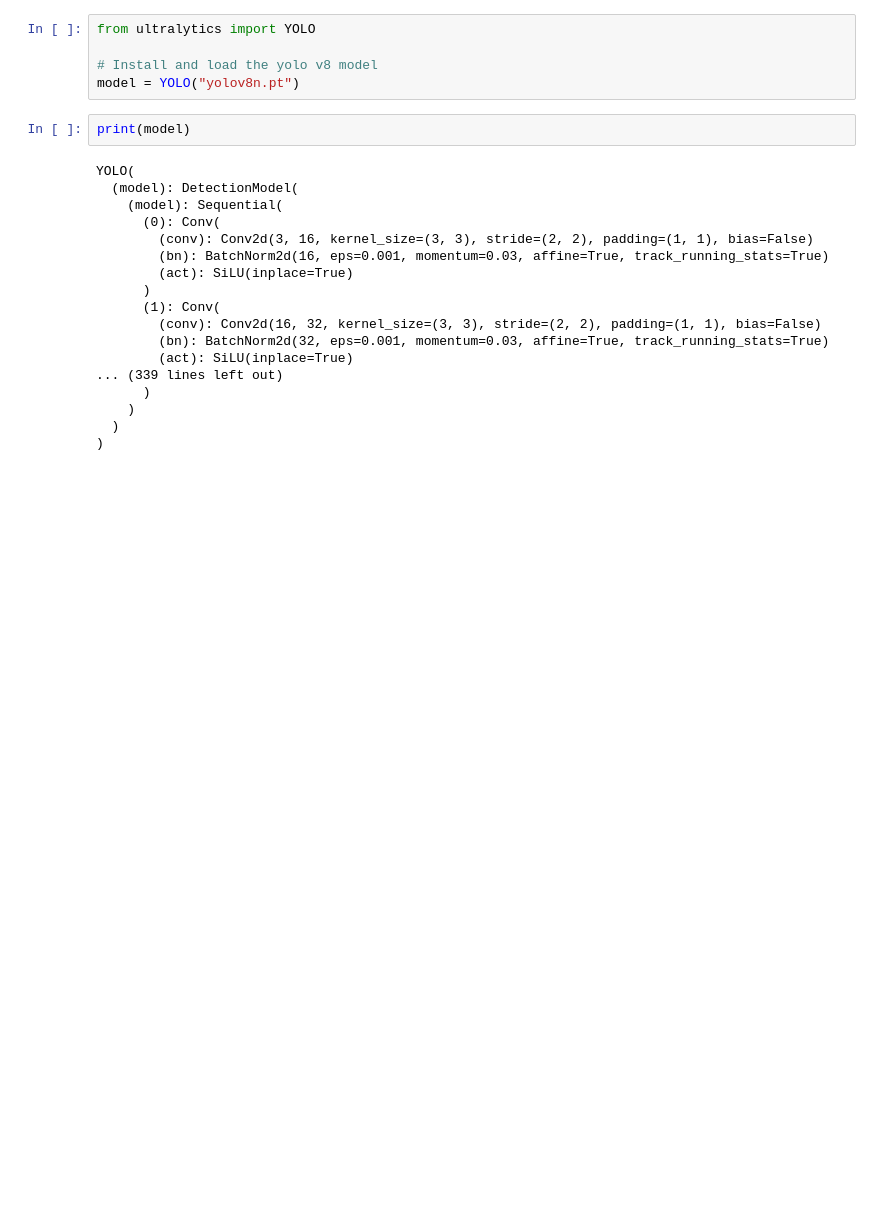
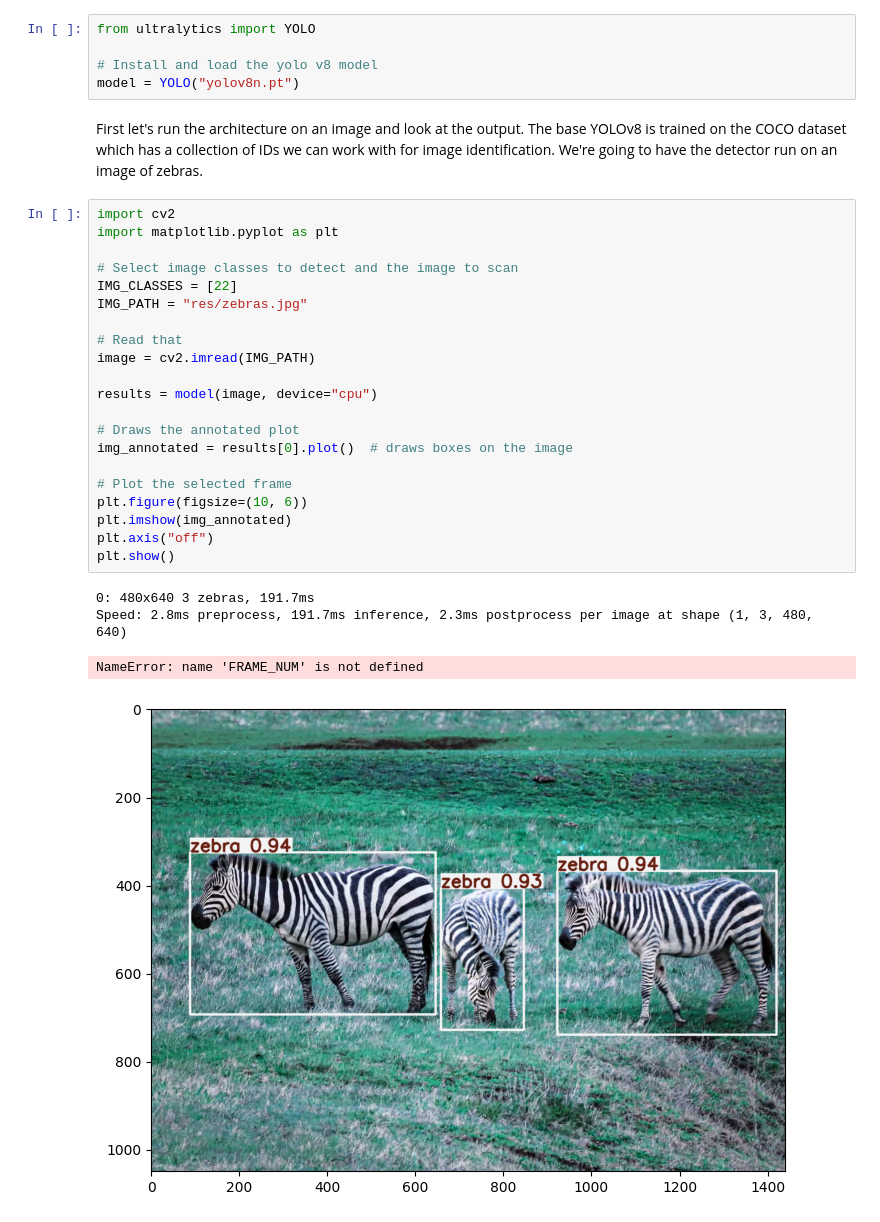
Before and after one commit to Dolphcode/cs455-gpu-cluster-proj, a Jupyter notebook: project/v0_ipynb/yolov8_test.ipynb, the cells around one changed output. Drawn from its saved outputs; the diff is of its cells as text; blank space fills up the shorter version.

Commit message:
Got image detection in the notebook, part 1 of 1 morbillion

```diff
--- a/project/v0_ipynb/yolov8_test.ipynb
+++ b/project/v0_ipynb/yolov8_test.ipynb
@@ -6,23 +6,31 @@ from ultralytics import YOLO
 
 # Install and load the yolo v8 model
 model = YOLO("yolov8n.pt")
+# %% [markdown]
+First let's run the architecture on an image and look at the output. The base YOLOv8 is trained on the COCO dataset which has a collection of IDs we can work with for image identification. We're going to have the detector run on an image of zebras.
 # %%
-print(model)
+import cv2
+import matplotlib.pyplot as plt
+
+# Select image classes to detect and the image to scan
+IMG_CLASSES = [22]
+IMG_PATH = "res/zebras.jpg"
+
+# Read that
+image = cv2.imread(IMG_PATH)
+
+results = model(image, device="cpu")
+
+# Draws the annotated plot
+img_annotated = results[0].plot()  # draws boxes on the image
+
+# Plot the selected frame
+plt.figure(figsize=(10, 6))
+plt.imshow(img_annotated)
+plt.axis("off")
+plt.show()
 # %% [output]
-YOLO(
-  (model): DetectionModel(
-    (model): Sequential(
-      (0): Conv(
-        (conv): Conv2d(3, 16, kernel_size=(3, 3), stride=(2, 2), padding=(1, 1), bias=False)
-        (bn): BatchNorm2d(16, eps=0.001, momentum=0.03, affine=True, track_running_stats=True)
-        (act): SiLU(inplace=True)
-      )
-      (1): Conv(
-        (conv): Conv2d(16, 32, kernel_size=(3, 3), stride=(2, 2), padding=(1, 1), bias=False)
-        (bn): BatchNorm2d(32, eps=0.001, momentum=0.03, affine=True, track_running_stats=True)
-        (act): SiLU(inplace=True)
-... (339 lines left out)
-      )
-    )
-  )
-)
+0: 480x640 3 zebras, 191.7ms
+Speed: 2.8ms preprocess, 191.7ms inference, 2.3ms postprocess per image at shape (1, 3, 480, 640)
+NameError: name 'FRAME_NUM' is not defined
+[figure, added]
```
Also changed, not shown: parts of 1 cell of this notebook, 1 other file.
